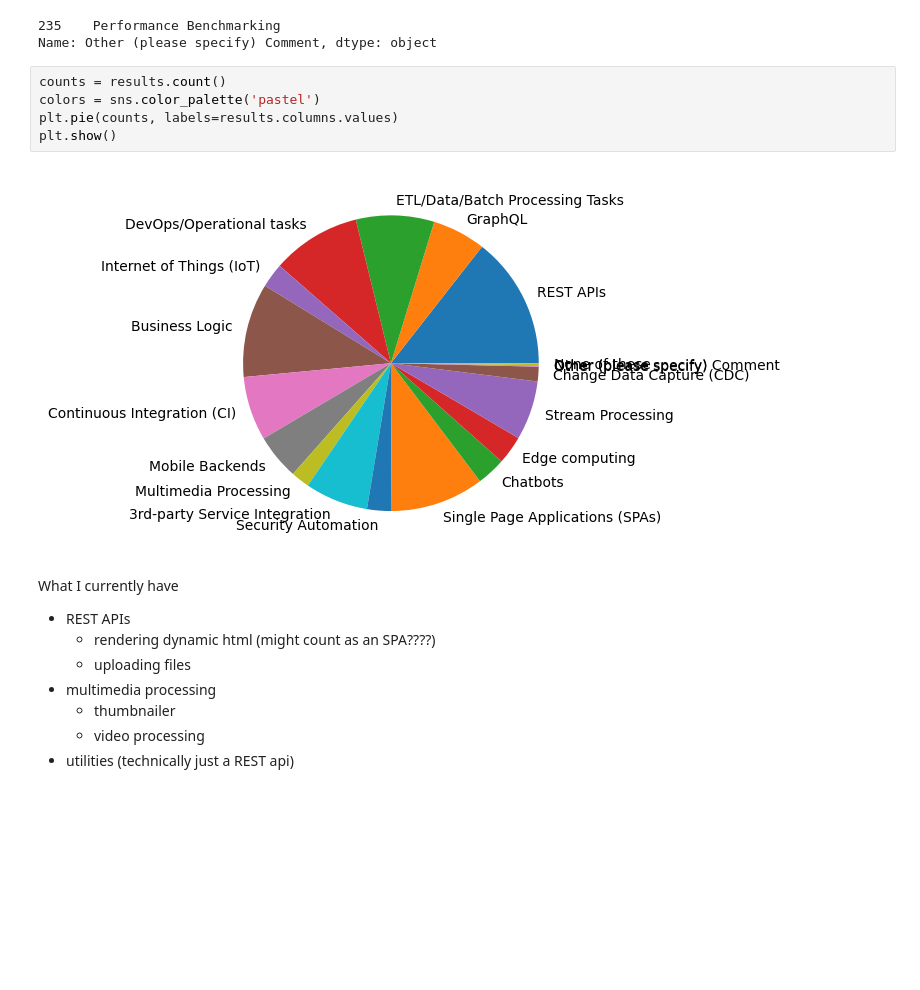
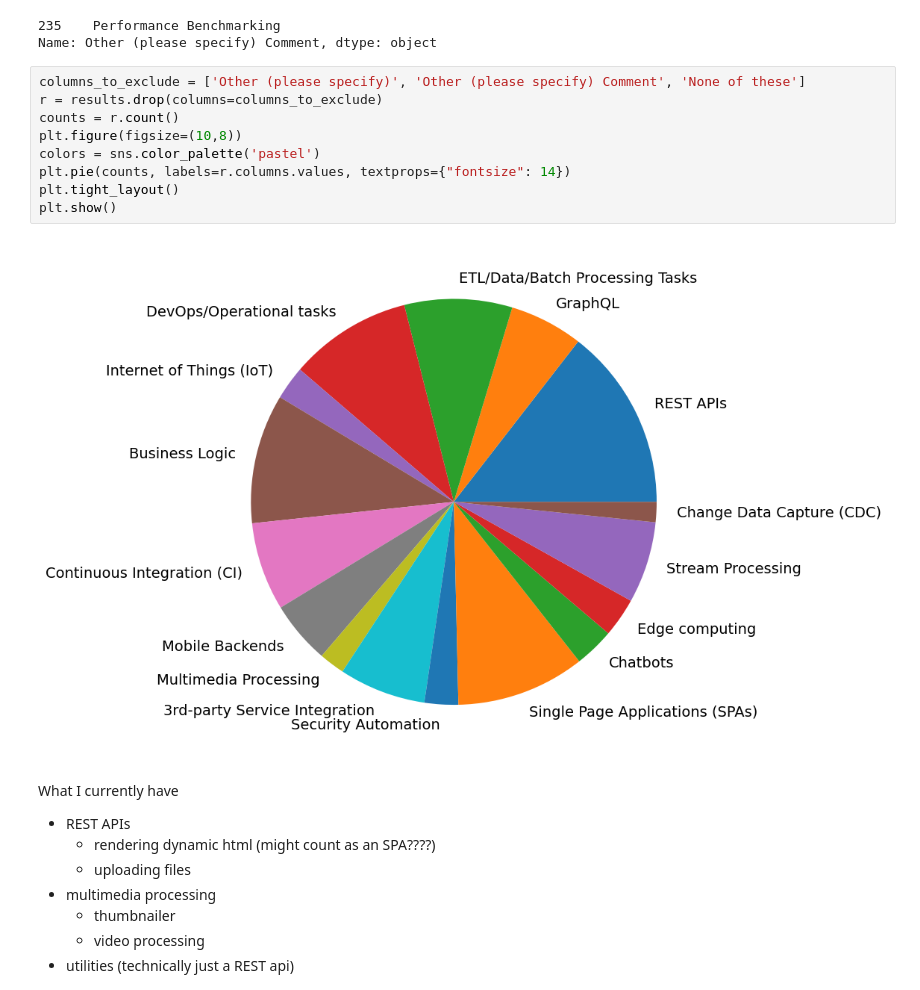
Before and after one commit to JothamWong/serverless-benchmarks, a Jupyter notebook: survey/serverless-community-survey-2020/serverless-community-survey-2020_tmp/booga.ipynb, the cells around one changed output. Saved outputs shown, nothing was run; the diff lists cells and outputs as text; blank space fills up the shorter version.

```diff
--- a/survey/serverless-community-survey-2020/serverless-community-survey-2020_tmp/booga.ipynb
+++ b/survey/serverless-community-survey-2020/serverless-community-survey-2020_tmp/booga.ipynb
@@ -113,12 +171,16 @@ others
 235    Performance Benchmarking
 Name: Other (please specify) Comment, dtype: object
 # %%
-counts = results.count()
+columns_to_exclude = ['Other (please specify)', 'Other (please specify) Comment', 'None of these']
+r = results.drop(columns=columns_to_exclude)
+counts = r.count()
+plt.figure(figsize=(10,8))
 colors = sns.color_palette('pastel')
-plt.pie(counts, labels=results.columns.values)
+plt.pie(counts, labels=r.columns.values, textprops={"fontsize": 14})
+plt.tight_layout()
 plt.show()
 # %% [output]
-[figure, old version]
+[figure, new version]
 # %% [markdown]
 What I currently have
 - REST APIs
```
Also changed, not shown: parts of 3 cells of this notebook, 11 other files.
